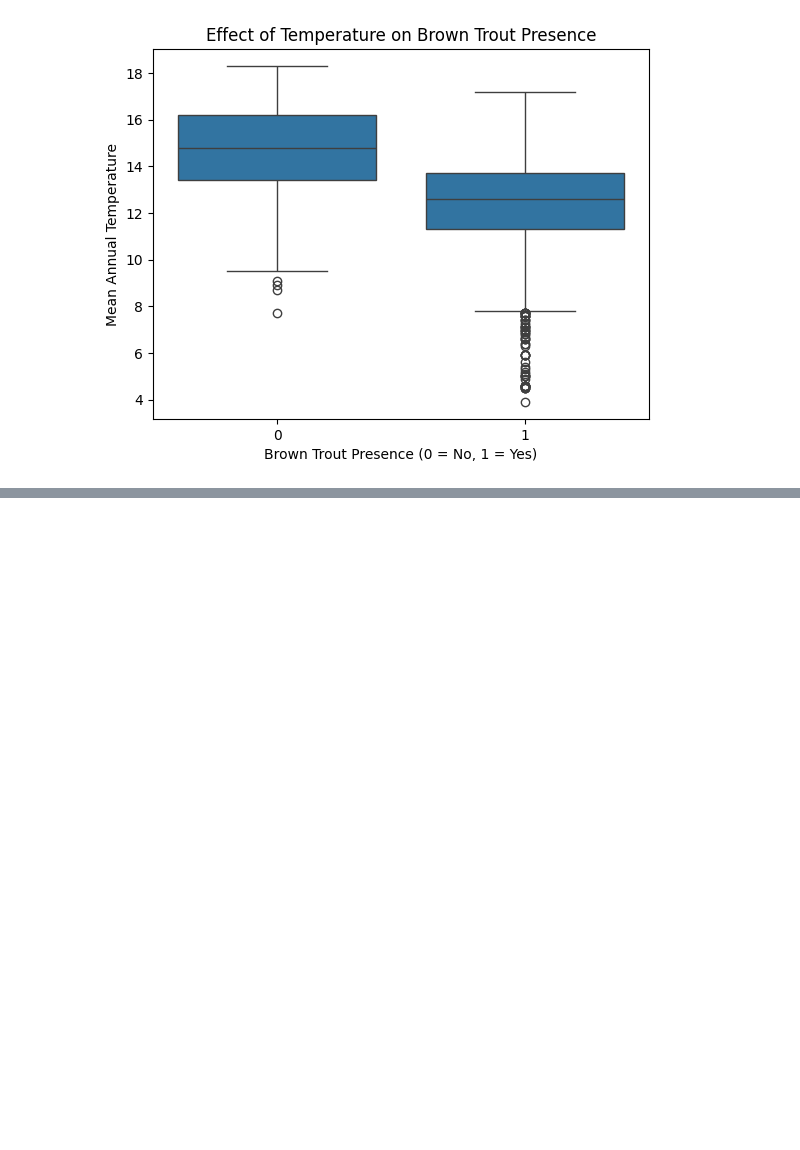
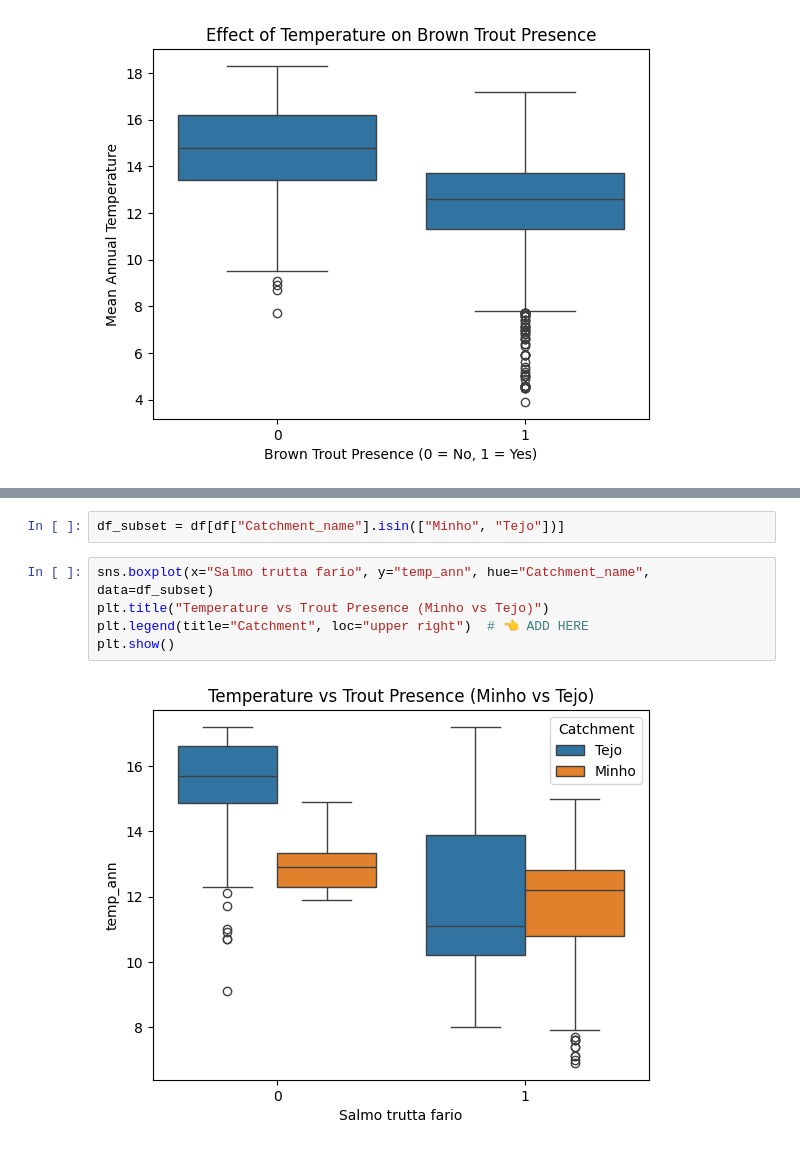
Before and after one commit to asternoeld/avcad, a Jupyter notebook: exercise4_statistical_inference/exercise4_statistical_inference.ipynb, the cells around one changed output, grey strips where cells are left out. Saved outputs shown, nothing was run; the diff lists cells and outputs as text; blank space fills up the shorter version.

Commit message:
Complete Exercise 4: visualization, effect size analysis, normality testing, and Central Limit Theorem demonstration

```diff
--- a/exercise4_statistical_inference/exercise4_statistical_inference.ipynb
+++ b/exercise4_statistical_inference/exercise4_statistical_inference.ipynb
@@ -50,0 +69,9 @@ plt.show()
+# %%
+df_subset = df[df["Catchment_name"].isin(["Minho", "Tejo"])]
+# %%
+sns.boxplot(x="Salmo trutta fario", y="temp_ann", hue="Catchment_name", data=df_subset)
+plt.title("Temperature vs Trout Presence (Minho vs Tejo)")
+plt.legend(title="Catchment", loc="upper right")  # 👈 ADD HERE
+plt.show()
+# %% [output]
+[figure, added]
```
Also changed, not shown: parts of 16 cells of this notebook.
